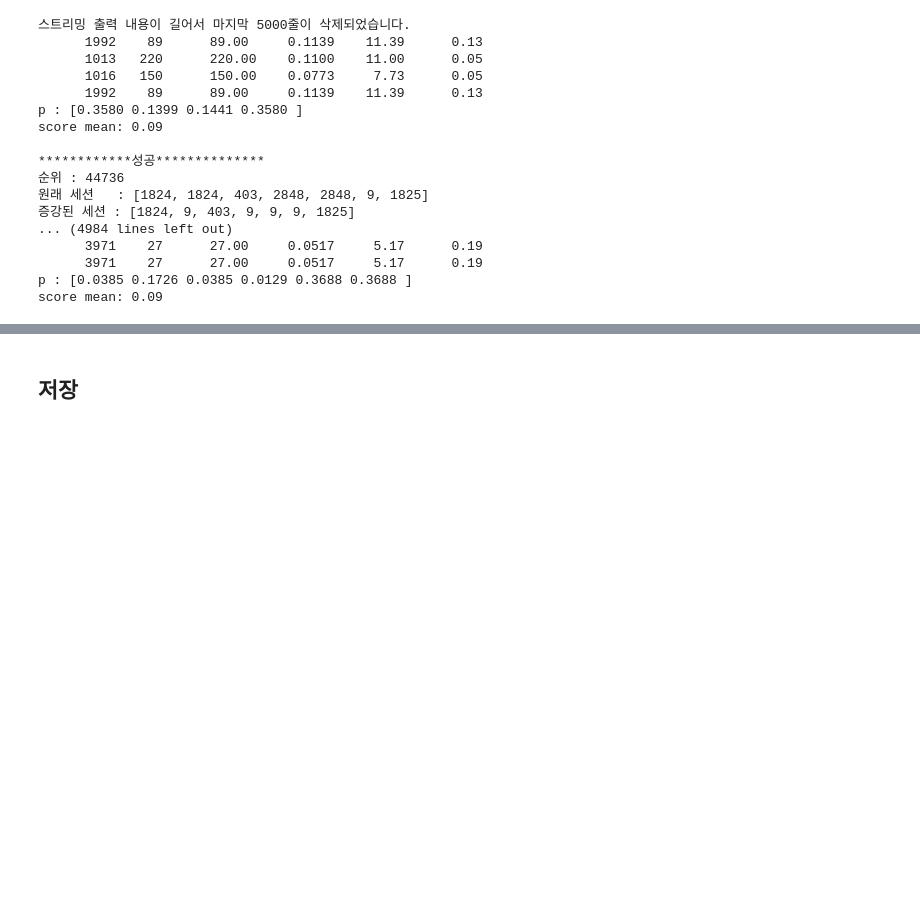
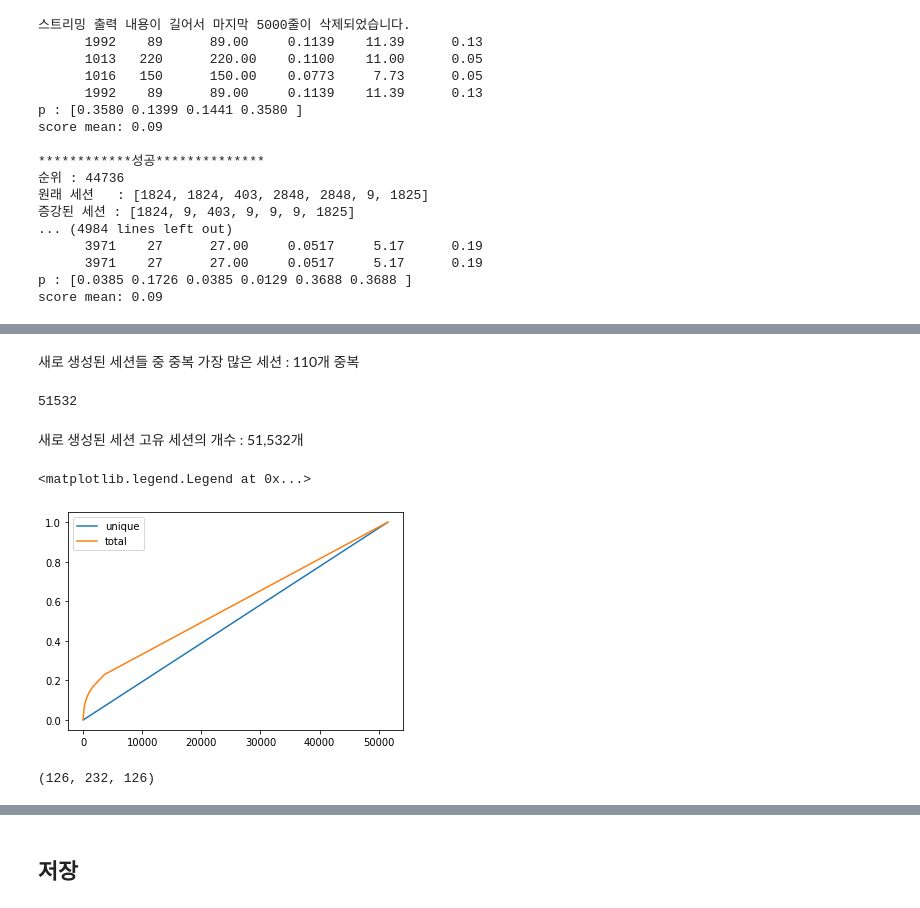
Before and after one commit to kyeongchan92/DA-for-SBR, a Jupyter notebook: main.ipynb, the cells around one changed output, grey strips where cells are left out. Cells and saved outputs as stored; diff of their text form; code cells hidden in the pictures; blank space fills up the shorter version.

```diff
--- a/main.ipynb
+++ b/main.ipynb
@@ -759,0 +888,5 @@ score mean: 0.09
+# %%
+aug_sess_tup = [tuple(_) for _ in aug_sess]
+augcntr = Counter(aug_sess_tup)
+augcntr_sorted = sorted(augcntr.items(), key=lambda x: x[1], reverse=True)
+augcntr_sorted[:20]
@@ -759,0 +914,34 @@ score mean: 0.09
+# %% [markdown]
+새로 생성된 세션들 중 중복 가장 많은 세션 : 110개 중복
+# %%
+len(augcntr)
+# %% [output]
+51532
+# %% [markdown]
+새로 생성된 세션 고유 세션의 개수 : 51,532개
+# %%
+unique, total = [], []
+
+sum = 0
+cnt = 0
+for _ in augcntr_sorted:
+  sum += _[1]
+  cnt += 1
+  # if cnt % 100 == 0:
+  print(f'상위 {cnt}개 세션 수 : {sum} \t\t 상위{cnt / len(augcntr):.4f} 차지비율 {sum / len(aug_sess):.4f}')
+  unique.append(cnt / len(augcntr))
+  total.append(sum / len(aug_sess))
+
+  if cnt == 60000:
+    break
+# %%
+plt.plot(unique)
+plt.plot(total)
+plt.legend(['unique', 'total'])
+# %% [output]
+<matplotlib.legend.Legend at 0x...>
+[figure, added]
+# %%
+_[0]
+# %% [output]
+(126, 232, 126)
```
Also changed, not shown: parts of 29 cells of this notebook.
